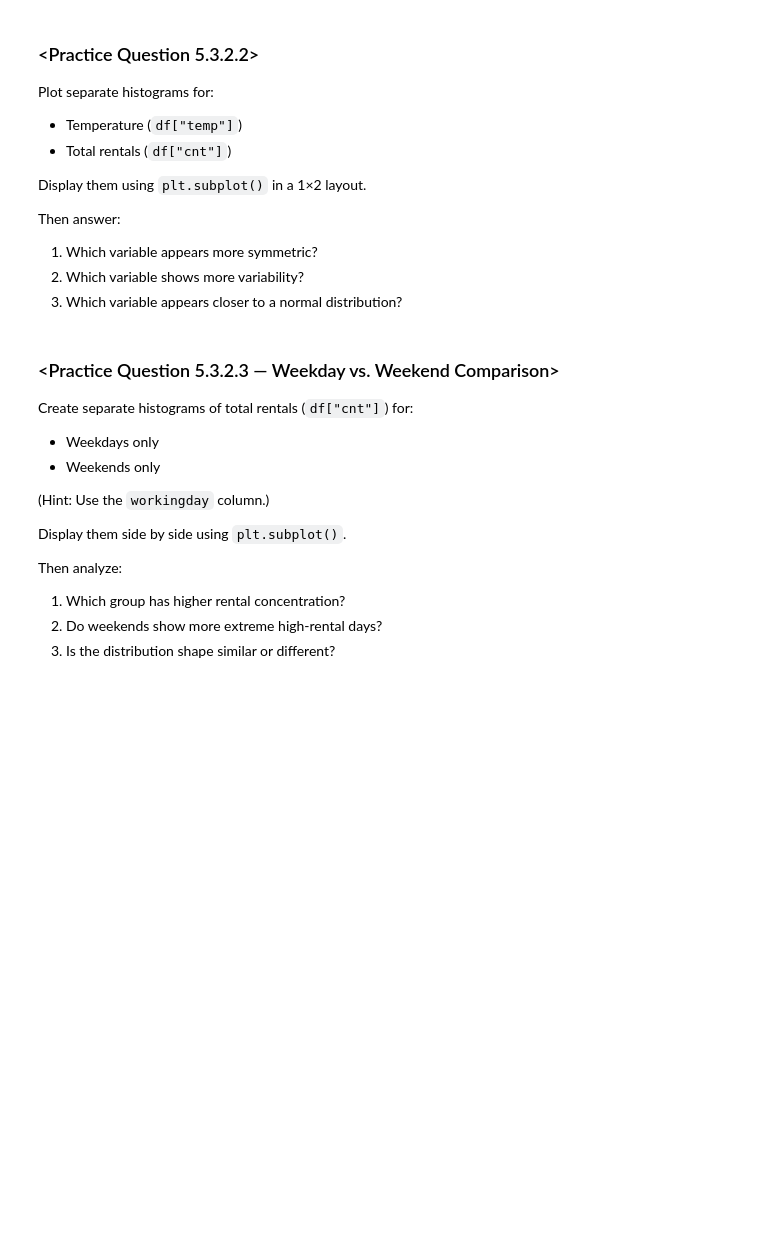
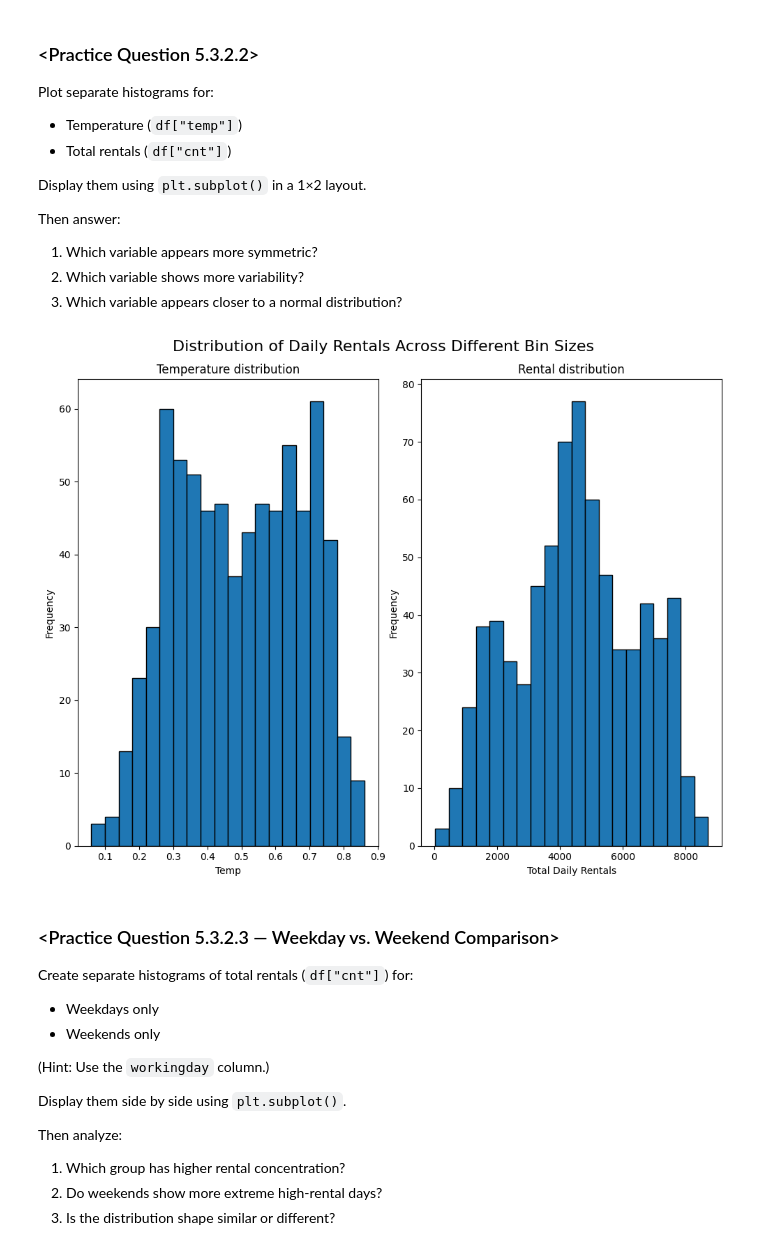
Before and after one commit to Mcpeking18/GCI-DS-COURSE, a Jupyter notebook: Lecture 4/lec4_notebook.ipynb, the cells around one changed output. Saved outputs shown, nothing was run; the diff lists cells and outputs as text; code cells hidden in the pictures; blank space fills up the shorter version.

```diff
--- a/Lecture 4/lec4_notebook.ipynb
+++ b/Lecture 4/lec4_notebook.ipynb
@@ -981,3 +1024,30 @@ plt.show()
+# %%
+#Solution
+plt.figure(figsize=(10, 8))
+
+# Temperature distribution
+# WRITE ME
+plt.subplot(1,2,1)
+plt.title("Temperature distribution")
+plt.hist(df["temp"],bins = 20,edgecolor= "black")
+plt.xlabel("Temp")
+plt.ylabel("Frequency")
+
+
+
+# Rental distribution
+# WRITE ME
+plt.subplot(1,2,2)
+plt.title("Rental distribution")
+plt.hist(df["cnt"],bins = 20,edgecolor= "black")
+plt.xlabel("Total Daily Rentals")
+plt.ylabel("Frequency")
+
+plt.suptitle('Distribution of Daily Rentals Across Different Bin Sizes', fontsize=16)
+plt.tight_layout()
+plt.show()
+# %% [output]
+[figure, added]
 # %% [markdown]
 ### <Practice Question 5.3.2.3 — Weekday vs. Weekend Comparison>
 
```
Also changed, not shown: parts of 18 cells of this notebook.
